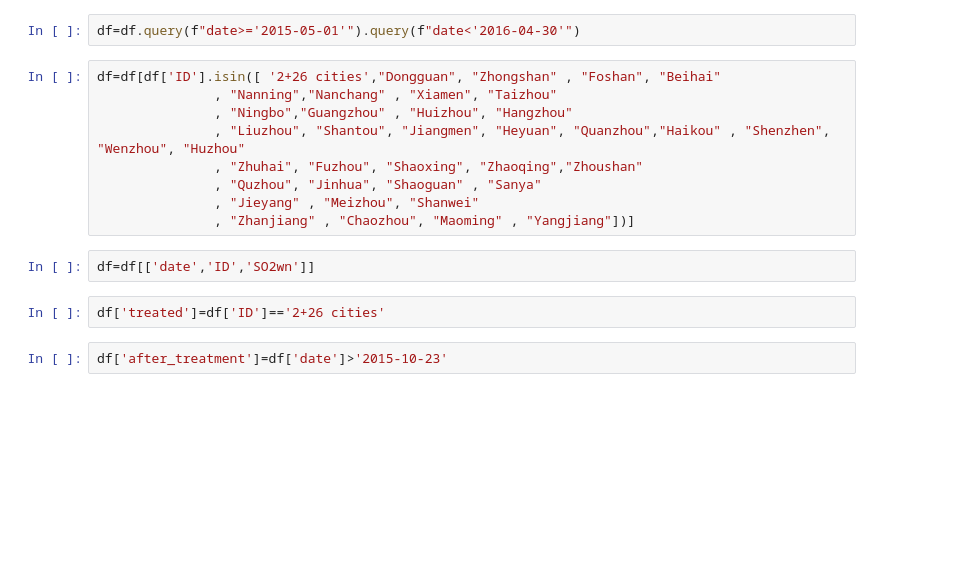
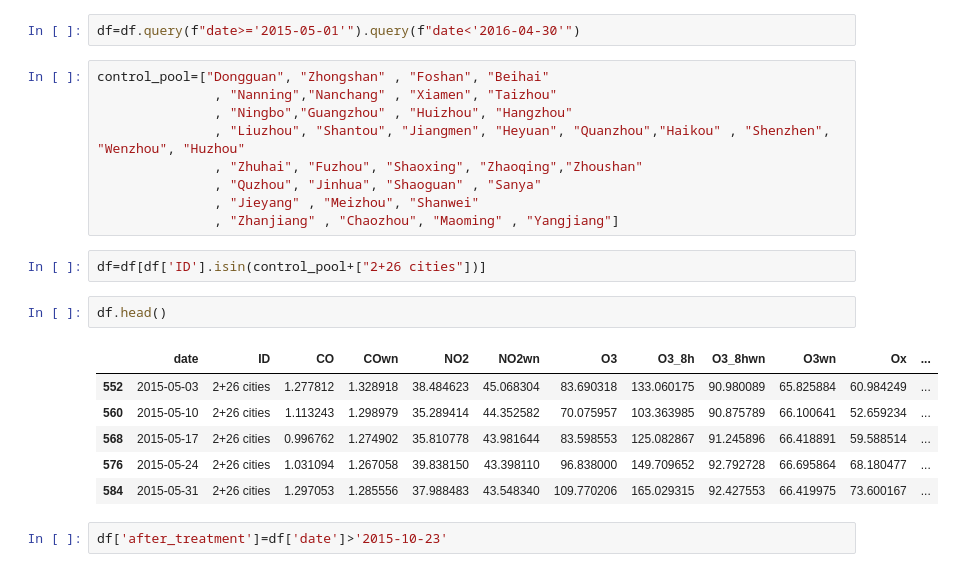
Before and after one commit to m-edal/normet, a Jupyter notebook: tutorials/Case4_Intervention.ipynb, the cells around one changed output. Saved outputs shown, nothing was run; the diff lists cells and outputs as text; blank space fills up the shorter version.

```diff
--- a/tutorials/Case4_Intervention.ipynb
+++ b/tutorials/Case4_Intervention.ipynb
@@ -11,17 +11,24 @@ df=pd.read_excel(r'./normet/datasets/Intervention/ChinaAQ_Weekly.xlsx',parse_dat
 # %%
 df=df.query(f"date>='2015-05-01'").query(f"date<'2016-04-30'")
 # %%
-df=df[df['ID'].isin([ '2+26 cities',"Dongguan", "Zhongshan" , "Foshan", "Beihai"
+control_pool=["Dongguan", "Zhongshan" , "Foshan", "Beihai"
                , "Nanning","Nanchang" , "Xiamen", "Taizhou"
                , "Ningbo","Guangzhou" , "Huizhou", "Hangzhou"
                , "Liuzhou", "Shantou", "Jiangmen", "Heyuan", "Quanzhou","Haikou" , "Shenzhen", "Wenzhou", "Huzhou"
                , "Zhuhai", "Fuzhou", "Shaoxing", "Zhaoqing","Zhoushan"
                , "Quzhou", "Jinhua", "Shaoguan" , "Sanya"
                , "Jieyang" , "Meizhou", "Shanwei"
-               , "Zhanjiang" , "Chaozhou", "Maoming" , "Yangjiang"])]
+               , "Zhanjiang" , "Chaozhou", "Maoming" , "Yangjiang"]
-# %%
-df=df[['date','ID','SO2wn']]
 # %%
-df['treated']=df['ID']=='2+26 cities'
+df=df[df['ID'].isin(control_pool+["2+26 cities"])]
+# %%
+df.head()
+# %% [output]
+|  | date | ID | CO | COwn | NO2 | NO2wn | O3 | O3_8h | O3_8hwn | O3wn | Ox | ... |
+| 552 | 2015-05-03 | 2+26 cities | 1.277812 | 1.328918 | 38.484623 | 45.068304 | 83.690318 | 133.060175 | 90.980089 | 65.825884 | 60.984249 | ... |
+| 560 | 2015-05-10 | 2+26 cities | 1.113243 | 1.298979 | 35.289414 | 44.352582 | 70.075957 | 103.363985 | 90.875789 | 66.100641 | 52.659234 | ... |
+| 568 | 2015-05-17 | 2+26 cities | 0.996762 | 1.274902 | 35.810778 | 43.981644 | 83.598553 | 125.082867 | 91.245896 | 66.418891 | 59.588514 | ... |
+| 576 | 2015-05-24 | 2+26 cities | 1.031094 | 1.267058 | 39.838150 | 43.398110 | 96.838000 | 149.709652 | 92.792728 | 66.695864 | 68.180477 | ... |
+| 584 | 2015-05-31 | 2+26 cities | 1.297053 | 1.285556 | 37.988483 | 43.548340 | 109.770206 | 165.029315 | 92.427553 | 66.419975 | 73.600167 | ... |
 # %%
 df['after_treatment']=df['date']>'2015-10-23'
```
Also changed, not shown: parts of 9 cells of this notebook, 5 other files.
